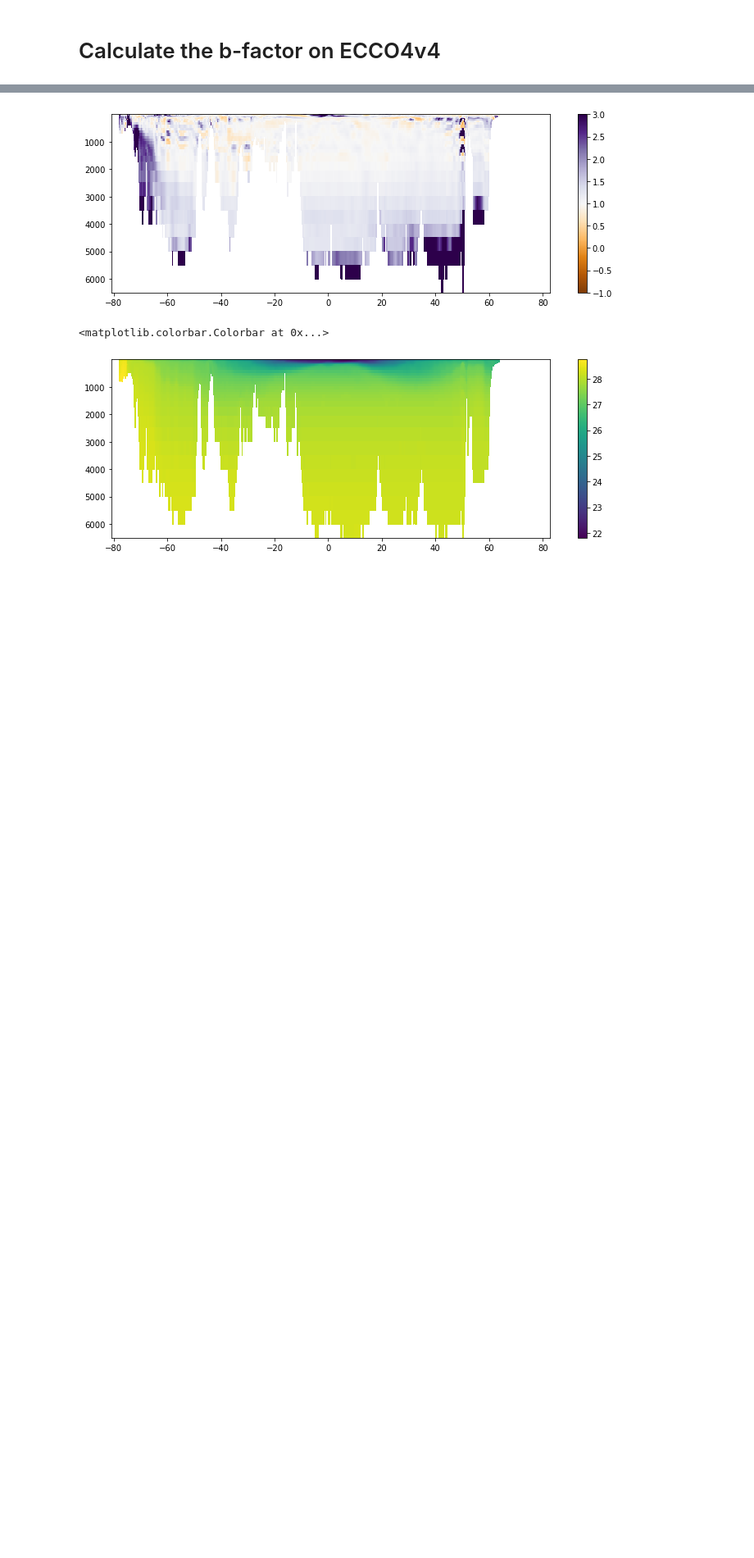
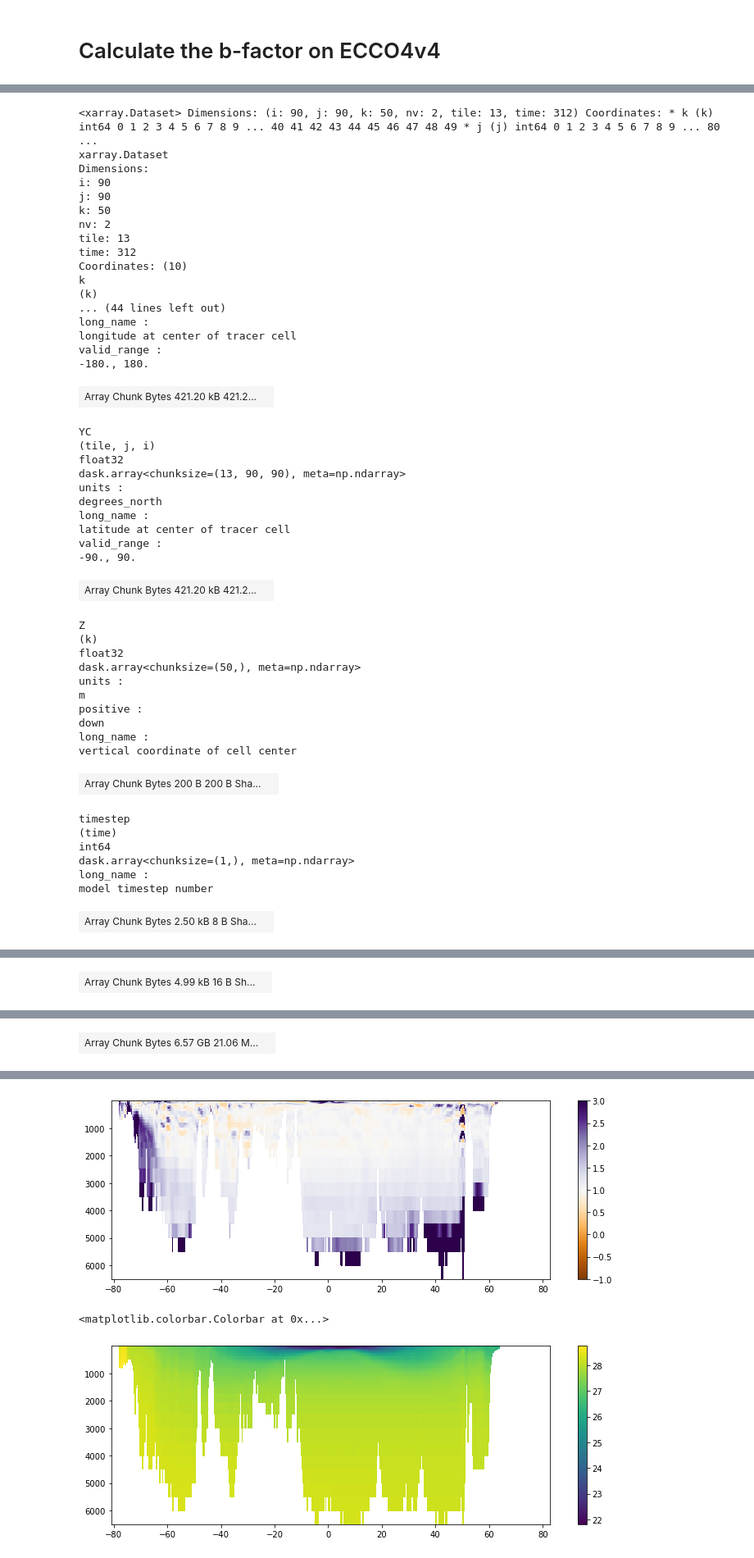
Before and after one commit to gmacgilchrist/wmt_bgc, a Jupyter notebook: notebooks/calc_bfactor_ECCO4v4.ipynb, the cells around one changed output, grey strips where cells are left out. Shown: that part at 82% size. Cells and saved outputs as stored; diff of their text form; code cells hidden in the pictures; blank space fills up the shorter version.

```diff
--- a/notebooks/calc_bfactor_ECCO4v4.ipynb
+++ b/notebooks/calc_bfactor_ECCO4v4.ipynb
@@ -17,6 +12,63 @@ import glob
 # %%
 rootdir = '/data2/project/ECCO4v4/'
 # neutral density
 localdir = 'GAMMAN/*/'
 filename = 'GAMMAN_*.nc'
-gamma = xr.open_mfdataset(rootdir+localdir+filename).drop(['XC','YC','Z','timestep','time_bnds'])
+gamma = xr.open_mfdataset(rootdir+localdir+filename)#.drop(['XC','YC','Z','timestep','time_bnds'])
+# temperature
+# localdir = 'nctiles_monthly/THETA/*/'
+# filename = 'THETA_*.nc'
+# theta = xr.open_mfdataset(rootdir+localdir+filename).drop(['XC','YC','Z','timestep','time_bnds'])
+# salinity
+# localdir = 'nctiles_monthly/SALT/*/'
+# filename = 'SALT_*.nc'
+# theta = xr.open_mfdataset(rootdir+localdir+filename).drop(['XC','YC','Z','timestep','time_bnds'])
+gamma
+# %% [output]
+<xarray.Dataset> Dimensions: (i: 90, j: 90, k: 50, nv: 2, tile: 13, time: 312) Coordinates: * k (k) int64 0 1 2 3 4 5 6 7 8 9 ... 40 41 42 43 44 45 46 47 48 49 * j (j) int64 0 1 2 3 4 5 6 7 8 9 ... 80 ...
+xarray.Dataset
+Dimensions:
+i: 90
+j: 90
+k: 50
+nv: 2
+tile: 13
+time: 312
+Coordinates: (10)
+k
+(k)
+... (44 lines left out)
+long_name :
+longitude at center of tracer cell
+valid_range :
+-180., 180.
+| Array Chunk Bytes 421.20 kB 421.2... |  |
+YC
+(tile, j, i)
+float32
+dask.array<chunksize=(13, 90, 90), meta=np.ndarray>
+units :
+degrees_north
+long_name :
+latitude at center of tracer cell
+valid_range :
+-90., 90.
+| Array Chunk Bytes 421.20 kB 421.2... |  |
+Z
+(k)
+float32
+dask.array<chunksize=(50,), meta=np.ndarray>
+units :
+m
+positive :
+down
+long_name :
+vertical coordinate of cell center
+| Array Chunk Bytes 200 B 200 B Sha... |  |
+timestep
+(time)
+int64
+dask.array<chunksize=(1,), meta=np.ndarray>
+long_name :
+model timestep number
+| Array Chunk Bytes 2.50 kB 8 B Sha... |  |
@@ -22,0 +92 @@ gamma = xr.open_mfdataset(rootdir+localdir+filename).drop(['XC','YC','Z','timest
+| Array Chunk Bytes 4.99 kB 16 B Sh... |  |
@@ -22,0 +102 @@ gamma = xr.open_mfdataset(rootdir+localdir+filename).drop(['XC','YC','Z','timest
+| Array Chunk Bytes 6.57 GB 21.06 M... |  |
```
Also changed, not shown: parts of 14 cells of this notebook.
